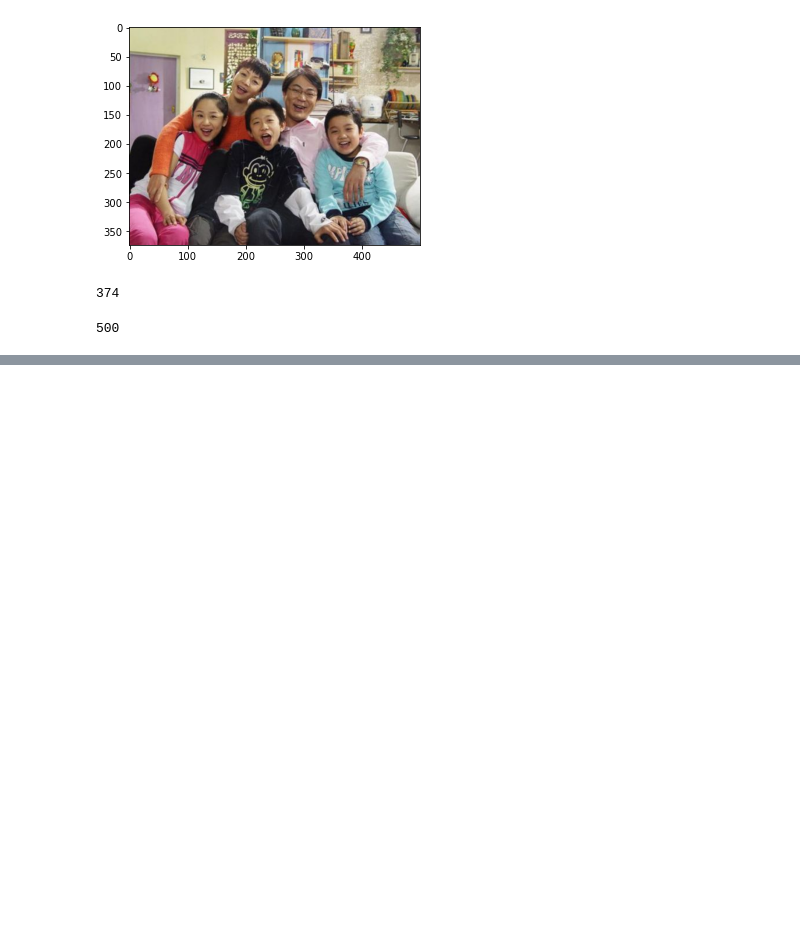
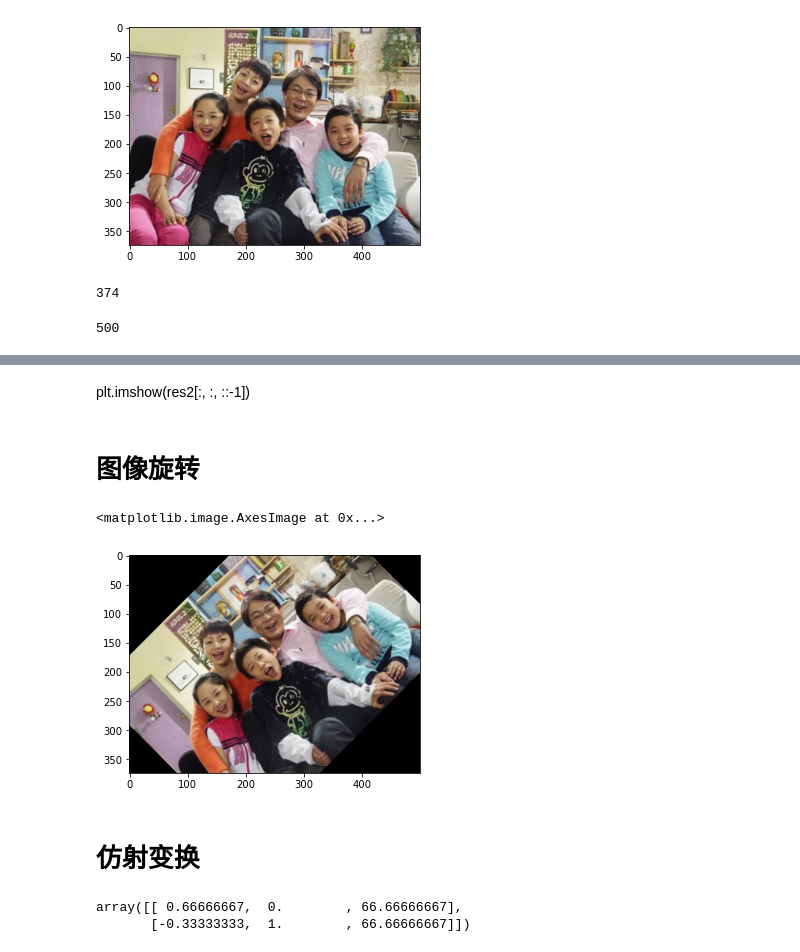
Before and after one commit to PlutoCtx/heima-OpenCV, a Jupyter notebook: 05几何变换.ipynb, the cells around one changed output, grey strips where cells are left out. Saved outputs shown, nothing was run; the diff lists cells and outputs as text; code cells hidden in the pictures; blank space fills up the shorter version.

```diff
--- a/05几何变换.ipynb
+++ b/05几何变换.ipynb
@@ -67,0 +63,4 @@ plt.imshow(res2[:, :, ::-1])
+# %% [markdown]
+plt.imshow(res2[:, :, ::-1])
+# %% [markdown]
+# 图像旋转
@@ -67,0 +71,11 @@ plt.imshow(res2[:, :, ::-1])
+# %%
+M = cv.getRotationMatrix2D((cols/2, rows/2), 45, 1)
+# %%
+res3 = cv.warpAffine(kids, M, (cols, rows))
+# %%
+plt.imshow(res3[:, :, ::-1])
+# %% [output]
+<matplotlib.image.AxesImage at 0x...>
+[figure, added]
+# %% [markdown]
+# 仿射变换
@@ -67,0 +87,5 @@ plt.imshow(res2[:, :, ::-1])
+# %%
+M
+# %% [output]
+array([[ 0.66666667,  0.        , 66.66666667],
+       [-0.33333333,  1.        , 66.66666667]])
```
Also changed, not shown: parts of 22 cells of this notebook, 1 other file.
